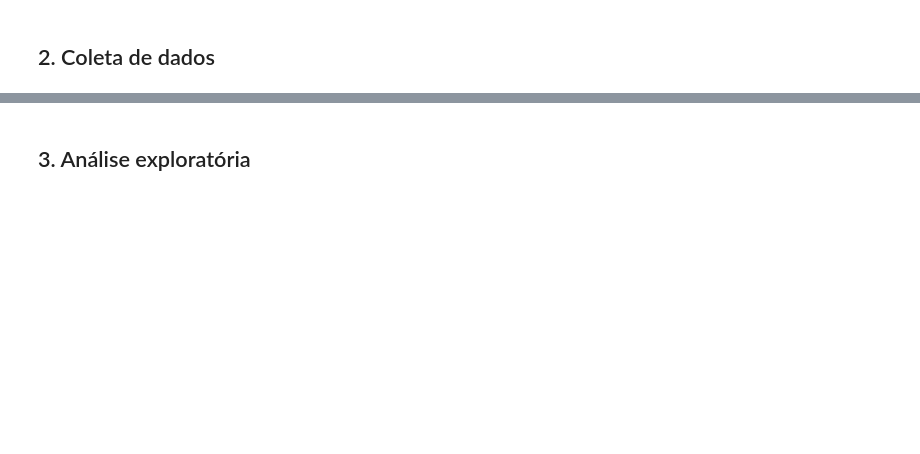
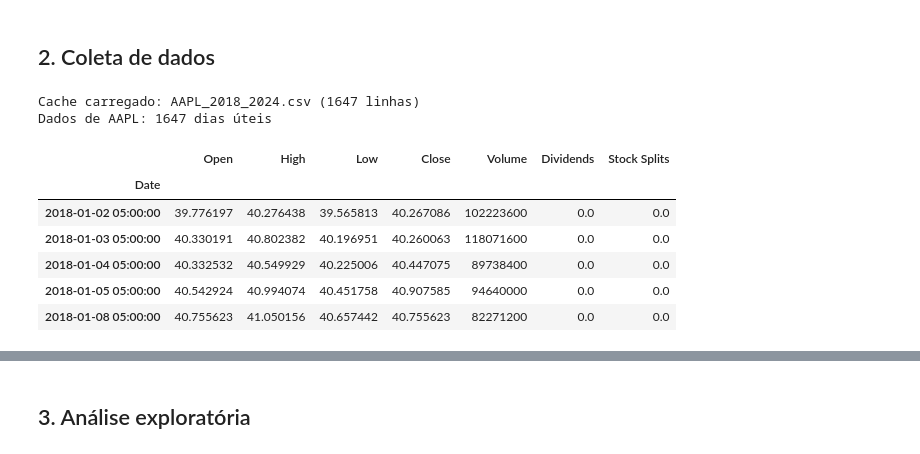
Before and after one commit to dionebraga/Pos_Tech_MLET-Fase-4, a Jupyter notebook: notebooks/01_exploracao_e_treino.ipynb, the cells around one changed output, grey strips where cells are left out. Cells and saved outputs as stored; diff of their text form; code cells hidden in the pictures; blank space fills up the shorter version.

```diff
--- a/notebooks/01_exploracao_e_treino.ipynb
+++ b/notebooks/01_exploracao_e_treino.ipynb
@@ -58,2 +70,61 @@ df.head()
+# %%
+SYMBOL = 'AAPL'
+START_DATE = '2018-01-01'
+END_DATE = '2024-07-20'
+
+CSV_CACHE = PROJECT_ROOT / 'data' / f'{SYMBOL}_{START_DATE[:4]}_{END_DATE[:4]}.csv'
+
+df = None
+
+# 1. Carrega do cache CSV (independente de rede/yfinance)
+if CSV_CACHE.exists():
+    df = pd.read_csv(CSV_CACHE, parse_dates=['Date'])
+    print(f'Cache carregado: {CSV_CACHE.name} ({len(df)} linhas)')
+
+# 2. Fallback: tenta yfinance
+if df is None or df.empty:
+    try:
+        df = fetch_stock_data(SYMBOL, START_DATE, END_DATE)
+        print(f'Dados via fetch_stock_data: {len(df)} linhas')
+    except Exception as e:
+        print(f'fetch_stock_data falhou: {e}\nTentando yf.download...')
+        df = yf.download(SYMBOL, start=START_DATE, end=END_DATE, progress=False)
+
+if df is None or df.empty:
+    raise ValueError(
+        f"Nenhum dado retornado para '{SYMBOL}'. "
+        f"Verifique o ticker e as datas ({START_DATE} a {END_DATE})."
+    )
+
+# Normaliza colunas MultiIndex (yfinance >= 1.x)
+if isinstance(df.columns, pd.MultiIndex):
+    df.columns = df.columns.get_level_values(0)
+
+if 'Close' not in df.columns and 'Adj Close' in df.columns:
+    df = df.rename(columns={'Adj Close': 'Close'})
+
+if 'Close' not in df.columns:
+    raise ValueError(f"'Close' não encontrado: {df.columns.tolist()}")
+
+if 'Date' in df.columns:
+    df = df.set_index('Date')
+
+if hasattr(df.index, 'tz') and df.index.tz is not None:
+    df.index = df.index.tz_convert(None)
+
+df = df.dropna(subset=['Close']).sort_index()
+
+print(f'Dados de {SYMBOL}: {len(df)} dias úteis')
+df.head()
+# %% [output]
+Cache carregado: AAPL_2018_2024.csv (1647 linhas)
+Dados de AAPL: 1647 dias úteis
+|  | Open | High | Low | Close | Volume | Dividends | Stock Splits |
+| Date |  |  |  |  |  |  |  |
+| 2018-01-02 05:00:00 | 39.776197 | 40.276438 | 39.565813 | 40.267086 | 102223600 | 0.0 | 0.0 |
+| 2018-01-03 05:00:00 | 40.330191 | 40.802382 | 40.196951 | 40.260063 | 118071600 | 0.0 | 0.0 |
+| 2018-01-04 05:00:00 | 40.332532 | 40.549929 | 40.225006 | 40.447075 | 89738400 | 0.0 | 0.0 |
+| 2018-01-05 05:00:00 | 40.542924 | 40.994074 | 40.451758 | 40.907585 | 94640000 | 0.0 | 0.0 |
+| 2018-01-08 05:00:00 | 40.755623 | 41.050156 | 40.657442 | 40.755623 | 82271200 | 0.0 | 0.0 |
 # %%
 df.describe()
```
Also changed, not shown: parts of 13 cells of this notebook, 1 other file.
